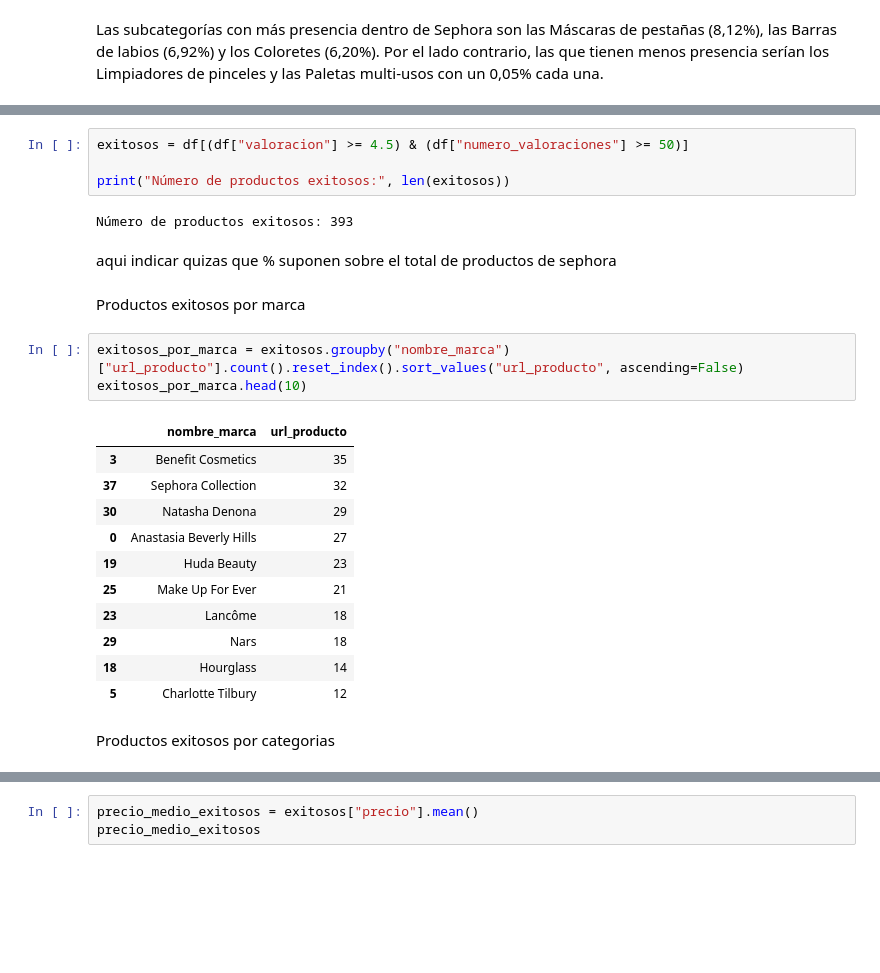
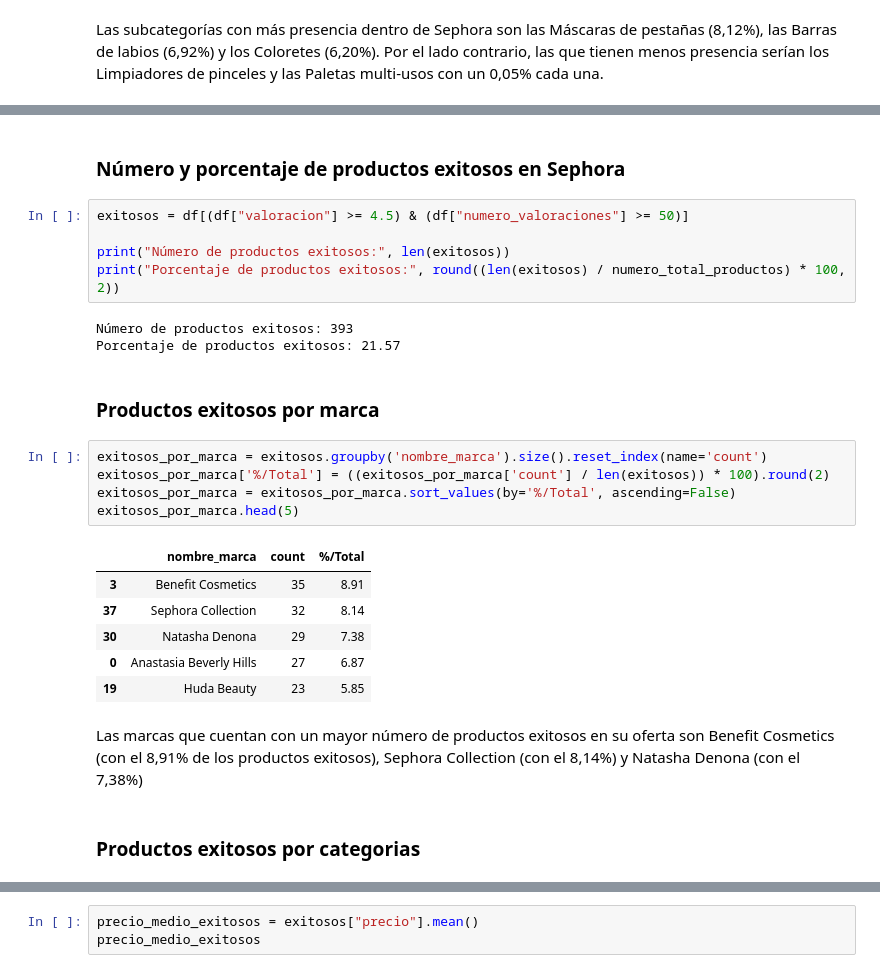
Before and after one commit to raquelscv/proyecto_final_sephora, a Jupyter notebook: eda_general.ipynb, the cells around one changed output, grey strips where cells are left out. Cells and saved outputs as stored; diff of their text form; blank space fills up the shorter version.

Commit message:
Análisis exploratorio general de Sephora

```diff
--- a/eda_general.ipynb
+++ b/eda_general.ipynb
@@ -333,27 +343,28 @@ Productos considerados ya bastante exitosos dentro de Sephora (me baso sobretodo
+# %% [markdown]
+### Número y porcentaje de productos exitosos en Sephora
 # %%
 exitosos = df[(df["valoracion"] >= 4.5) & (df["numero_valoraciones"] >= 50)]
 
 print("Número de productos exitosos:", len(exitosos))
+print("Porcentaje de productos exitosos:", round((len(exitosos) / numero_total_productos) * 100, 2))
 # %% [output]
 Número de productos exitosos: 393
+Porcentaje de productos exitosos: 21.57
-# %% [markdown]
-aqui indicar quizas que % suponen sobre el total de productos de sephora
 # %% [markdown]
-Productos exitosos por marca
+### Productos exitosos por marca
 # %%
-exitosos_por_marca = exitosos.groupby("nombre_marca")["url_producto"].count().reset_index().sort_values("url_producto", ascending=False)
-exitosos_por_marca.head(10)
+exitosos_por_marca = exitosos.groupby('nombre_marca').size().reset_index(name='count')
+exitosos_por_marca['%/Total'] = ((exitosos_por_marca['count'] / len(exitosos)) * 100).round(2)
+exitosos_por_marca = exitosos_por_marca.sort_values(by='%/Total', ascending=False)
+exitosos_por_marca.head(5)
 # %% [output]
-|  | nombre_marca | url_producto |
-| 3 | Benefit Cosmetics | 35 |
-| 37 | Sephora Collection | 32 |
-| 30 | Natasha Denona | 29 |
-| 0 | Anastasia Beverly Hills | 27 |
-| 19 | Huda Beauty | 23 |
-| 25 | Make Up For Ever | 21 |
-| 23 | Lancôme | 18 |
-| 29 | Nars | 18 |
-| 18 | Hourglass | 14 |
-| 5 | Charlotte Tilbury | 12 |
+|  | nombre_marca | count | %/Total |
+| 3 | Benefit Cosmetics | 35 | 8.91 |
+| 37 | Sephora Collection | 32 | 8.14 |
+| 30 | Natasha Denona | 29 | 7.38 |
+| 0 | Anastasia Beverly Hills | 27 | 6.87 |
+| 19 | Huda Beauty | 23 | 5.85 |
+# %% [markdown]
+Las marcas que cuentan con un mayor número de productos exitosos en su oferta son Benefit Cosmetics (con el 8,91% de los productos exitosos), Sephora Collection (con el 8,14%) y Natasha Denona (con el 7,38%)
 # %% [markdown]
-Productos exitosos por categorias
+### Productos exitosos por categorias
```
Also changed, not shown: parts of 38 cells of this notebook.
